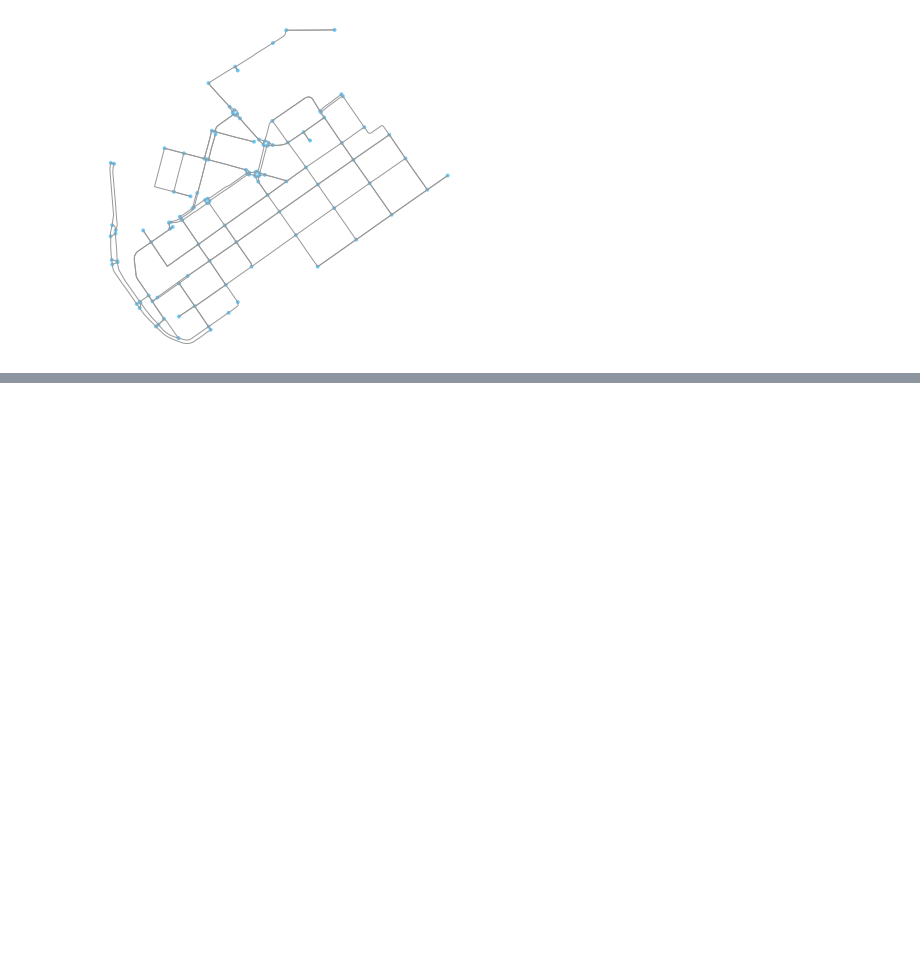
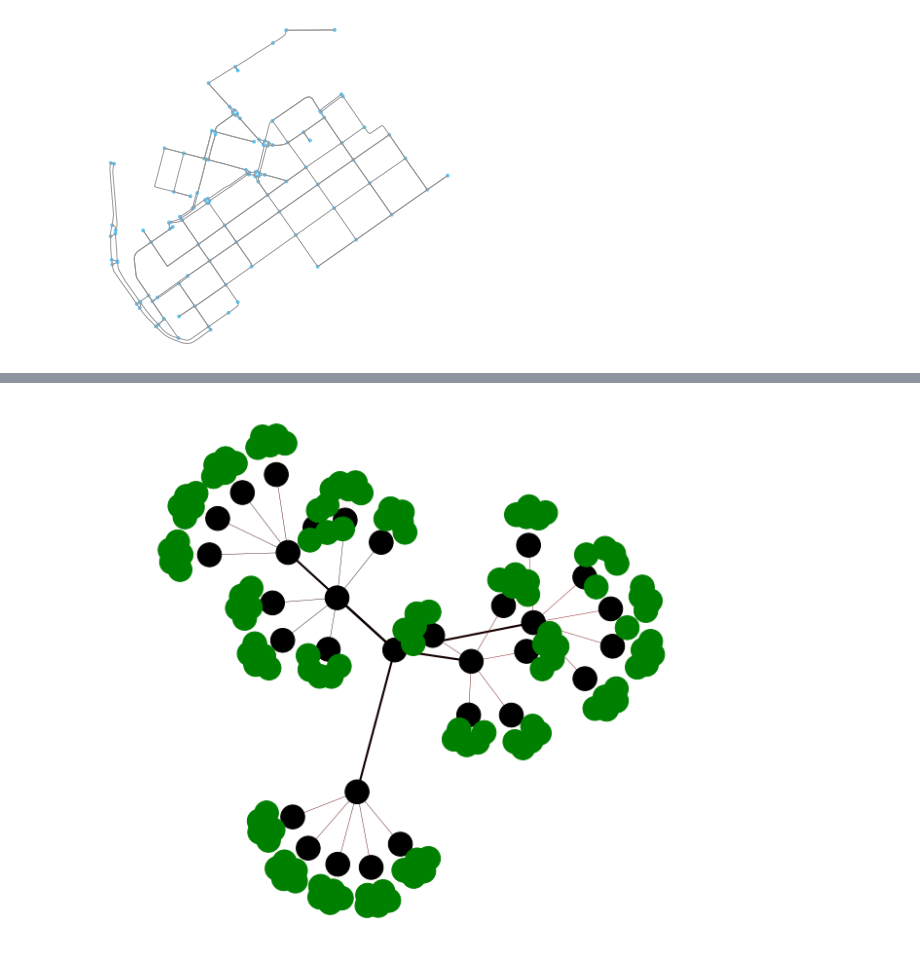
Before and after one commit to jnnr/models_oemof, a Jupyter notebook: DHN_model/DHN_model_prototyping_import_module.ipynb, the cells around one changed output, grey strips where cells are left out. Cells and saved outputs as stored; diff of their text form; code cells hidden in the pictures; blank space fills up the shorter version.

```diff
--- a/DHN_model/DHN_model_prototyping_import_module.ipynb
+++ b/DHN_model/DHN_model_prototyping_import_module.ipynb
@@ -129,6 +155,6 @@ G = input_output.create_network(edge_list, node_list)
 # %%
 # Define consumer flows
-m_node = np.array([0.14438711, 0.        , 0.60690656, 0.46021762, 0.        ,
+m_node = np.array([0         , 0.        , 0.60690656, 0.46021762, 0.        ,
        0.33503917, 0.        , 0.6923997 , 0.23633429, 0.32253777,
        0.28130933, 0.54327004, 0.55097508, 0.        , 0.        ,
        0.98140005, 0.75128985, 0.36809003, 0.        , 0.58412971,
@@ -230,0 +356,31 @@ fig, ax = ox.plot_graph(graph)
+# %%
+M = G2.number_of_edges()
+edge_colors = range(2, M + 2)
+node_sizes = 600
+node_color = {'producer': 'r',
+              'consumer': 'g',
+              'split': 'k'}
+
+node_colors = [node_color[data['node_type']] for node_id, data in G2.nodes(data=True)]
+
+def draw_network(G, node_sizes, node_colors, edge_colors, edge_width, figsize):
+    # pos = nx.circular_layout(G)
+    # pos = nx.spring_layout(G)
+    pos = nx.fruchterman_reingold_layout(G.to_undirected())
+    #pos = {node_id: np.array([data['lon'], data['lat']]) for node_id, data in G.nodes(data=True)}
+    fig = plt.figure(figsize=figsize)
+    nodes = nx.draw_networkx_nodes(G, pos, node_size=node_sizes, node_color=node_colors)
+    labels = []#nx.draw_networkx_labels(G, pos, font_color='w')
+    edges = nx.draw_networkx_edges(G, pos, node_size=node_sizes, arrowstyle='->',
+                                   arrowsize=10, edge_color=edge_colors,
+                                   edge_cmap=plt.cm.hot, width=edge_width)
+
+
+    ax = plt.gca()
+    ax.set_axis_off()
+    plt.show()
+
+draw_network(G2, node_sizes=node_sizes, node_colors=node_colors,
+             edge_colors=edge_colors, edge_width=0.01*abs(pipe_flows), figsize=(10,10))
+# %% [output]
+[figure, added]
```
Also changed, not shown: parts of 27 cells of this notebook, 1 other file.
